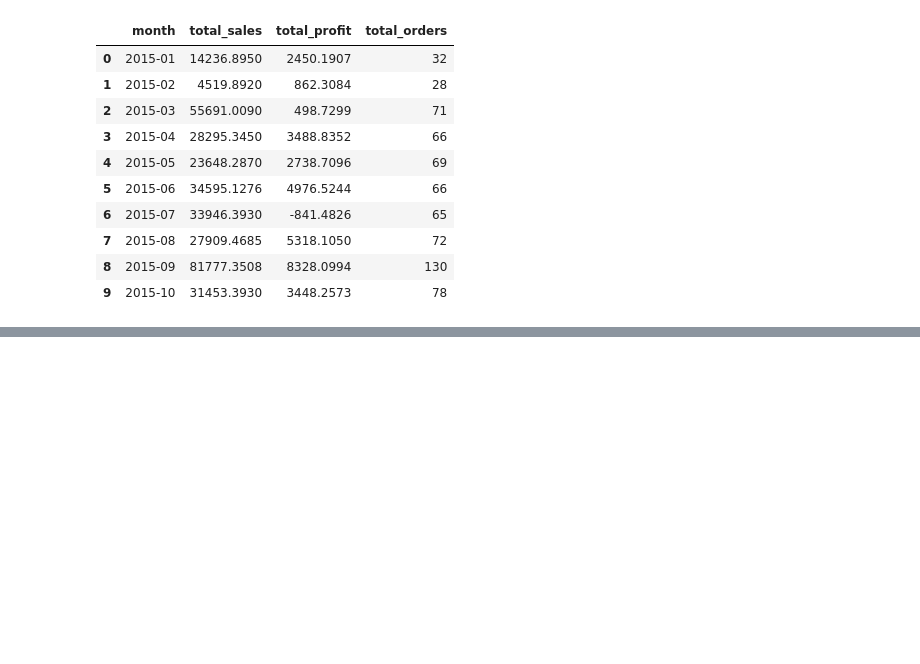
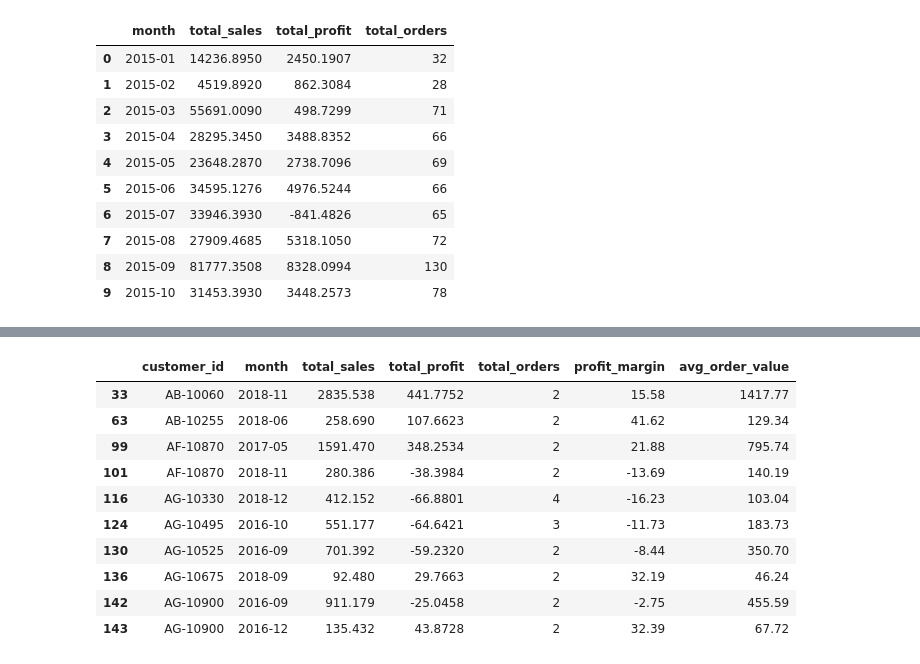
Before and after one commit to ofega91/superstore-data-analysis, a Jupyter notebook: notebooks/03_superstore_statistics.ipynb, the cells around one changed output, grey strips where cells are left out. Cells and saved outputs as stored; diff of their text form; code cells hidden in the pictures; blank space fills up the shorter version.

```diff
--- a/notebooks/03_superstore_statistics.ipynb
+++ b/notebooks/03_superstore_statistics.ipynb
@@ -117,0 +153,14 @@ monthly_summary.head(10)
+# %%
+customer_monthly[customer_monthly['total_orders']>1].head(10)
+# %% [output]
+|  | customer_id | month | total_sales | total_profit | total_orders | profit_margin | avg_order_value |
+| 33 | AB-10060 | 2018-11 | 2835.538 | 441.7752 | 2 | 15.58 | 1417.77 |
+| 63 | AB-10255 | 2018-06 | 258.690 | 107.6623 | 2 | 41.62 | 129.34 |
+| 99 | AF-10870 | 2017-05 | 1591.470 | 348.2534 | 2 | 21.88 | 795.74 |
+| 101 | AF-10870 | 2018-11 | 280.386 | -38.3984 | 2 | -13.69 | 140.19 |
+| 116 | AG-10330 | 2018-12 | 412.152 | -66.8801 | 4 | -16.23 | 103.04 |
+| 124 | AG-10495 | 2016-10 | 551.177 | -64.6421 | 3 | -11.73 | 183.73 |
+| 130 | AG-10525 | 2016-09 | 701.392 | -59.2320 | 2 | -8.44 | 350.70 |
+| 136 | AG-10675 | 2018-09 | 92.480 | 29.7663 | 2 | 32.19 | 46.24 |
+| 142 | AG-10900 | 2016-09 | 911.179 | -25.0458 | 2 | -2.75 | 455.59 |
+| 143 | AG-10900 | 2016-12 | 135.432 | 43.8728 | 2 | 32.39 | 67.72 |
```
Also changed, not shown: parts of 17 cells of this notebook.
